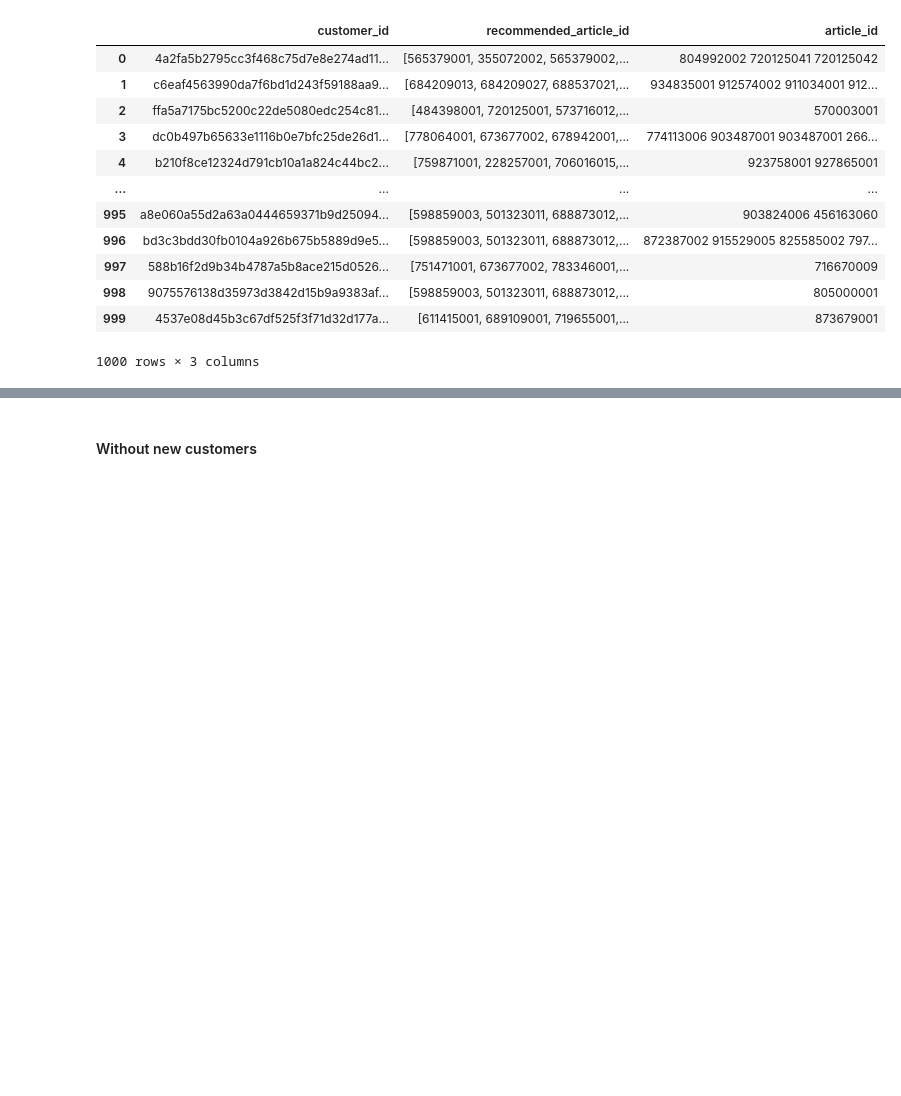
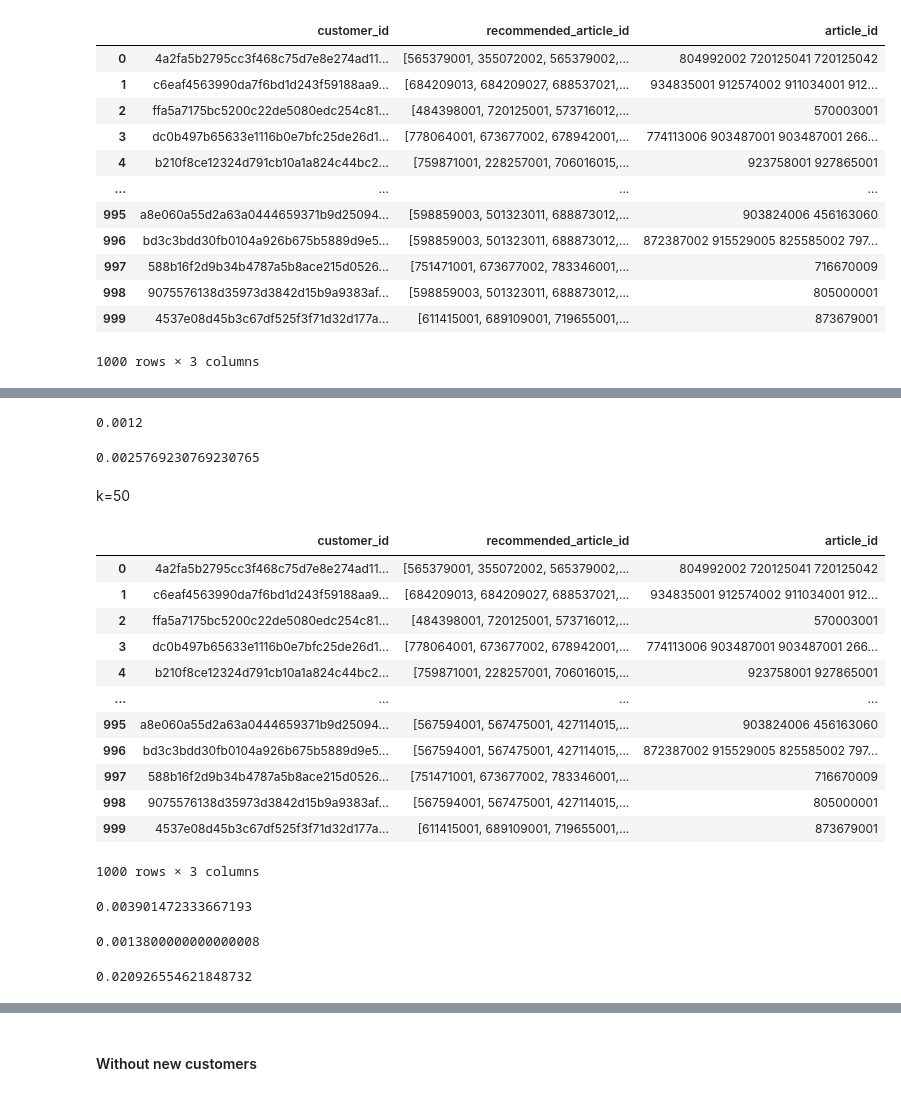
Before and after one commit to aindrila28/recommender_systems, a Jupyter notebook: Non-personalised.ipynb, the cells around one changed output, grey strips where cells are left out. Drawn from its saved outputs; the diff is of its cells as text; code cells hidden in the pictures; blank space fills up the shorter version.

```diff
--- a/Non-personalised.ipynb
+++ b/Non-personalised.ipynb
@@ -1021,0 +1372,36 @@ actual_predicted_df
+# %%
+p_score = avg_precision(actual, predicted)
+p_score
+# %% [output]
+0.0012
+# %%
+r_score = avg_recall(actual, predicted)
+r_score
+# %% [output]
+0.0025769230769230765
+# %% [markdown]
+k=50
+# %%
+k=50
+cust_list = list(set(new_test_data['customer_id'].to_list()))
+als_recommendations = als_recommend(k, cust_list, trans_df, sparse_user_item_matrix)
+# %%
+als_recommendations_df = pd.DataFrame(zip(cust_list, als_recommendations))
+als_recommendations_df.columns = ['customer_id', 'recommended_article_id']
+# %%
+actual_predicted_df = pd.merge(als_recommendations_df, test_df, on='customer_id')
+actual_predicted_df
+# %% [output]
+|  | customer_id | recommended_article_id | article_id |
+| 0 | 4a2fa5b2795cc3f468c75d7e8e274ad11... | [565379001, 355072002, 565379002,... | 804992002 720125041 720125042 |
+| 1 | c6eaf4563990da7f6bd1d243f59188aa9... | [684209013, 684209027, 688537021,... | 934835001 912574002 911034001 912... |
+| 2 | ffa5a7175bc5200c22de5080edc254c81... | [484398001, 720125001, 573716012,... | 570003001 |
+| 3 | dc0b497b65633e1116b0e7bfc25de26d1... | [778064001, 673677002, 678942001,... | 774113006 903487001 903487001 266... |
+| 4 | b210f8ce12324d791cb10a1a824c44bc2... | [759871001, 228257001, 706016015,... | 923758001 927865001 |
+| ... | ... | ... | ... |
+| 995 | a8e060a55d2a63a0444659371b9d25094... | [567594001, 567475001, 427114015,... | 903824006 456163060 |
+| 996 | bd3c3bdd30fb0104a926b675b5889d9e5... | [567594001, 567475001, 427114015,... | 872387002 915529005 825585002 797... |
+| 997 | 588b16f2d9b34b4787a5b8ace215d0526... | [751471001, 673677002, 783346001,... | 716670009 |
+| 998 | 9075576138d35973d3842d15b9a9383af... | [567594001, 567475001, 427114015,... | 805000001 |
+| 999 | 4537e08d45b3c67df525f3f71d32d177a... | [611415001, 689109001, 719655001,... | 873679001 |
+1000 rows × 3 columns
@@ -1021,0 +1421,15 @@ actual_predicted_df
+# %%
+map_als = mapk(actual, predicted, 50)
+map_als
+# %% [output]
+0.003901472333667193
+# %%
+p_score = avg_precision(actual, predicted)
+p_score
+# %% [output]
+0.0013800000000000008
+# %%
+r_score = avg_recall(actual, predicted)
+r_score
+# %% [output]
+0.020926554621848732
```
Also changed, not shown: parts of 102 cells of this notebook.
